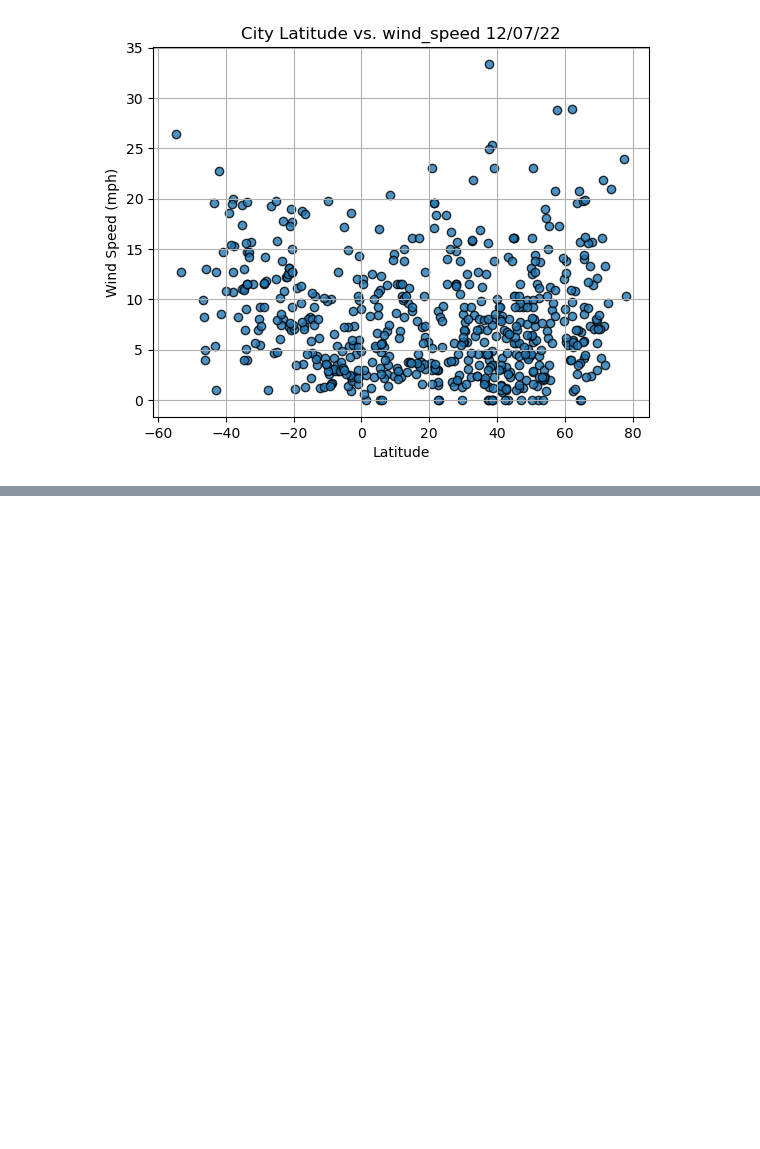
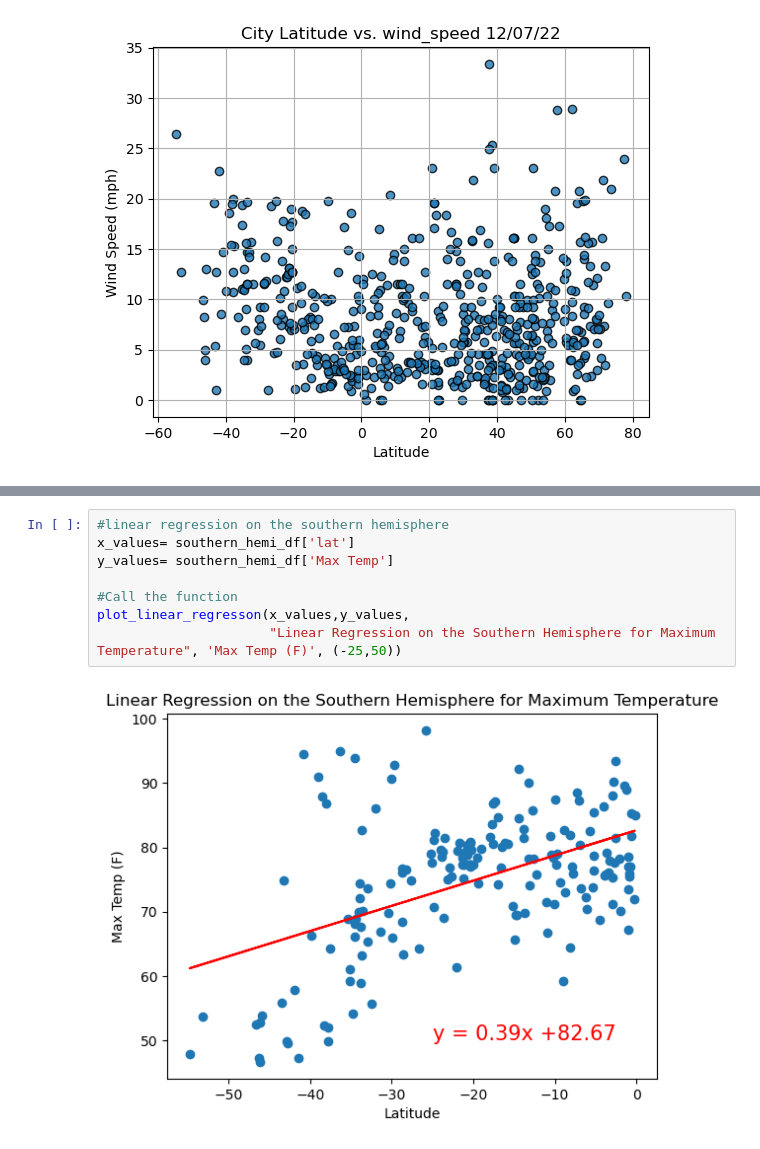
Before and after one commit to NikWalker/World_Weather_Analysis, a Jupyter notebook: WeatherPy.ipynb, the cells around one changed output, grey strips where cells are left out. Saved outputs shown, nothing was run; the diff lists cells and outputs as text; blank space fills up the shorter version.

```diff
--- a/WeatherPy.ipynb
+++ b/WeatherPy.ipynb
@@ -278,0 +320,10 @@ plt.show()
+# %%
+#linear regression on the southern hemisphere
+x_values= southern_hemi_df['lat']
+y_values= southern_hemi_df['Max Temp']
+
+#Call the function
+plot_linear_regresson(x_values,y_values,
+                      "Linear Regression on the Southern Hemisphere for Maximum Temperature", 'Max Temp (F)', (-25,50))
+# %% [output]
+[figure, added]
```
Also changed, not shown: parts of 9 cells of this notebook, 2 other files.
